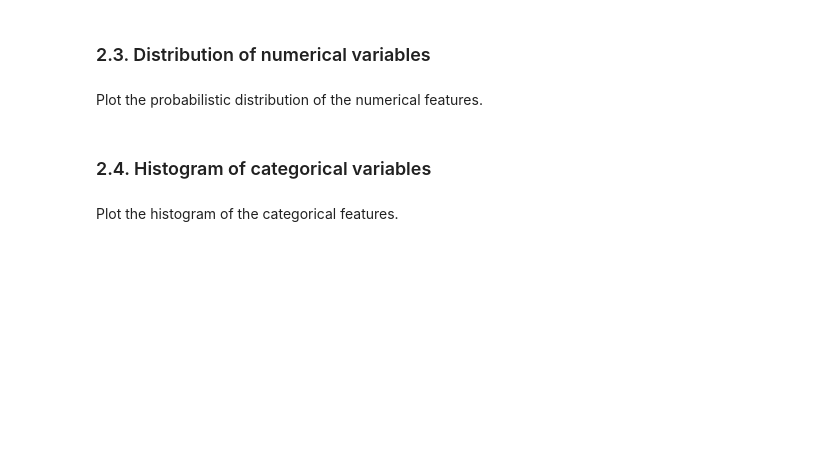
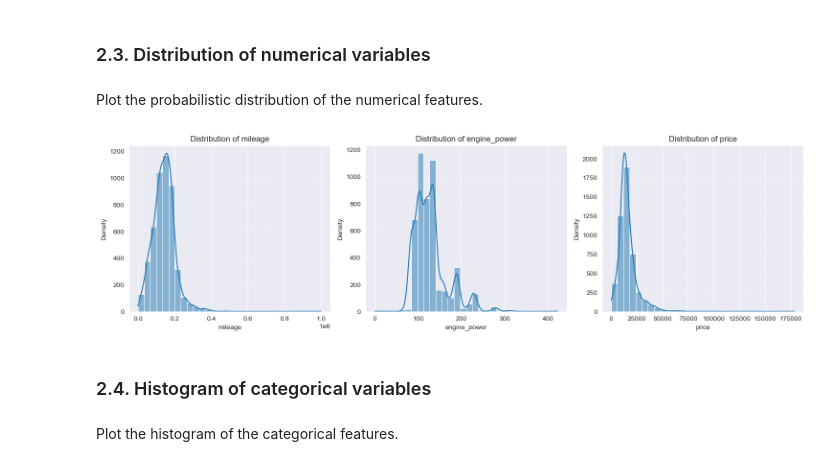
Before and after one commit to ethansmadjaa/Machine-learning-course, a Jupyter notebook: Lab4/9.3.2_bmw_price_prediction_exercise_en.ipynb, the cells around one changed output. Saved outputs shown, nothing was run; the diff lists cells and outputs as text; code cells hidden in the pictures; blank space fills up the shorter version.

```diff
--- a/Lab4/9.3.2_bmw_price_prediction_exercise_en.ipynb
+++ b/Lab4/9.3.2_bmw_price_prediction_exercise_en.ipynb
@@ -50,6 +102,23 @@ Plot the probabilistic distribution of the target variable.
 ### 2.3. Distribution of numerical variables
 # %% [markdown]
 Plot the probabilistic distribution of the numerical features.
+# %%
+numerical_features = df.select_dtypes(include=['int64']).columns
+
+# Plot the probabilistic distribution of the numerical features
+plt.figure(figsize=(15, 12))
+for idx, feature in enumerate(numerical_features):
+    plt.subplot(3, 3, idx + 1)
+    sns.histplot(df[feature], kde=True, bins=30)
+    plt.title(f'Distribution of {feature}')
+    plt.xlabel(feature)
+    plt.ylabel('Density')
+    plt.grid(axis='y', linestyle='--', alpha=0.7)
+
+plt.tight_layout()
+plt.show()
+# %% [output]
+[figure, added]
 # %% [markdown]
 ### 2.4. Histogram of categorical variables
 # %% [markdown]
```
Also changed, not shown: parts of 13 cells of this notebook.
